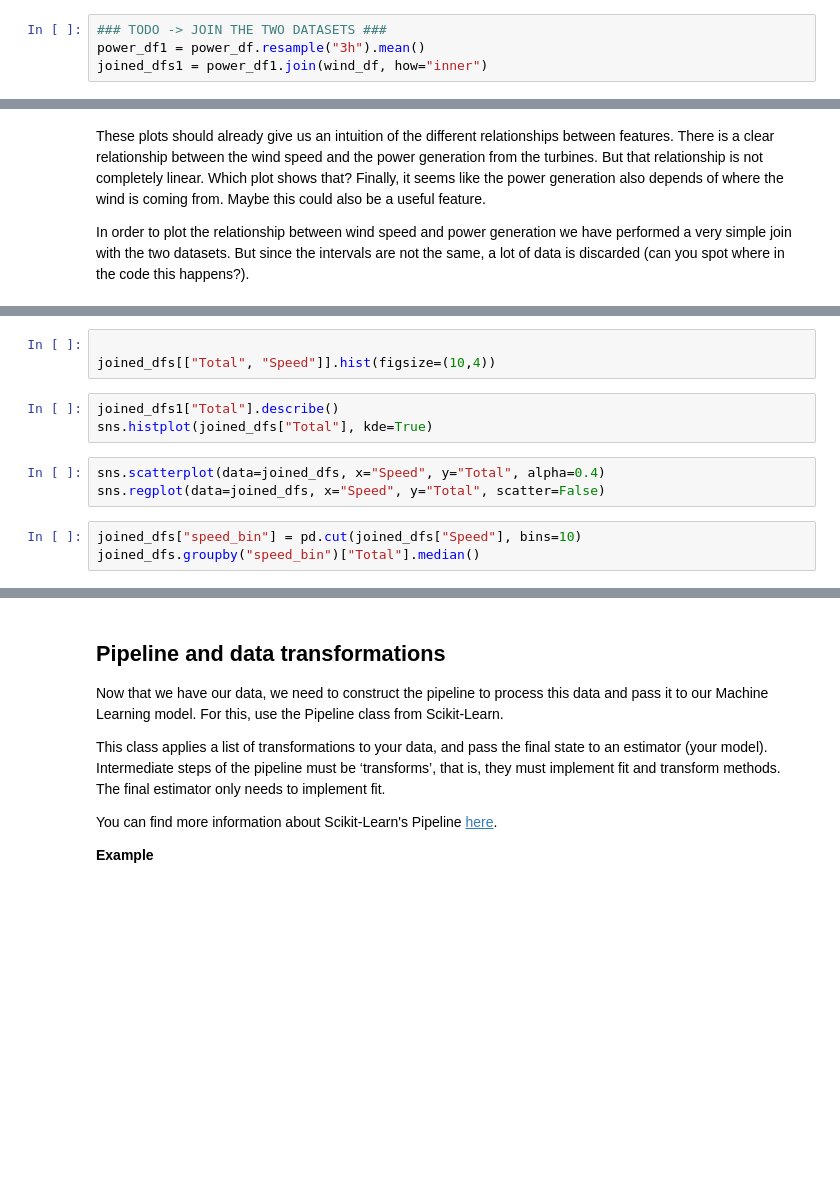
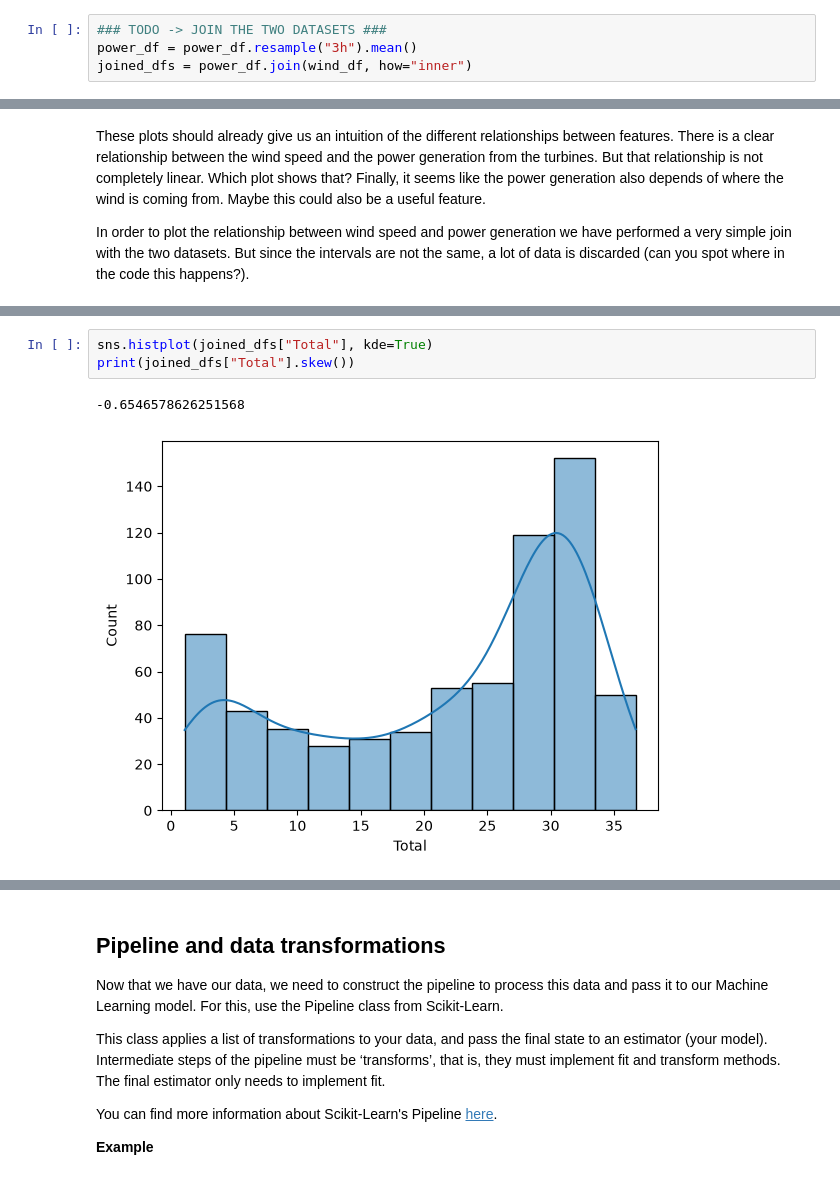
Before and after one commit to ppcharlotte/wind-power-forecasting-mlflow, a Jupyter notebook: exploration.ipynb, the cells around one changed output, grey strips where cells are left out. Drawn from its saved outputs; the diff is of its cells as text; blank space fills up the shorter version.

```diff
--- a/exploration.ipynb
+++ b/exploration.ipynb
@@ -144,8 +140,8 @@ joined_dfs = power_df.join(wind_df, how="inner")
 Joining the two datasets with an inner join means keeping only those records that match their index. Although this will work, you may notice that most of our data is discarded due to the unmatching time intervals. You may want to explore other possible ways to merge the data; you can argue for using a specific method or experiment with both later on. For now, try out a different way to align the datasets.
 # %%
 ### TODO -> JOIN THE TWO DATASETS ###
-power_df1 = power_df.resample("3h").mean()
-joined_dfs1 = power_df1.join(wind_df, how="inner")
+power_df = power_df.resample("3h").mean()
+joined_dfs = power_df.join(wind_df, how="inner")
 # %% [markdown]
 ### Understanding the data: EDA
 
@@ -209,15 +257,9 @@ joined_dfs1[["Total", "Speed"]].describe()
-# %%
-
-joined_dfs[["Total", "Speed"]].hist(figsize=(10,4))
 # %%
-joined_dfs1["Total"].describe()
 sns.histplot(joined_dfs["Total"], kde=True)
+print(joined_dfs["Total"].skew())
+# %% [output]
+-0.6546578626251568
+[figure, added]
-# %%
-sns.scatterplot(data=joined_dfs, x="Speed", y="Total", alpha=0.4)
-sns.regplot(data=joined_dfs, x="Speed", y="Total", scatter=False)
-# %%
-joined_dfs["speed_bin"] = pd.cut(joined_dfs["Speed"], bins=10)
-joined_dfs.groupby("speed_bin")["Total"].median()
 # %%
 joined_dfs["Direction"].value_counts()
 joined_dfs.groupby("Direction")["Total"].agg(["count", "mean", "median"])
```
Also changed, not shown: parts of 13 cells of this notebook, 7 other files.
